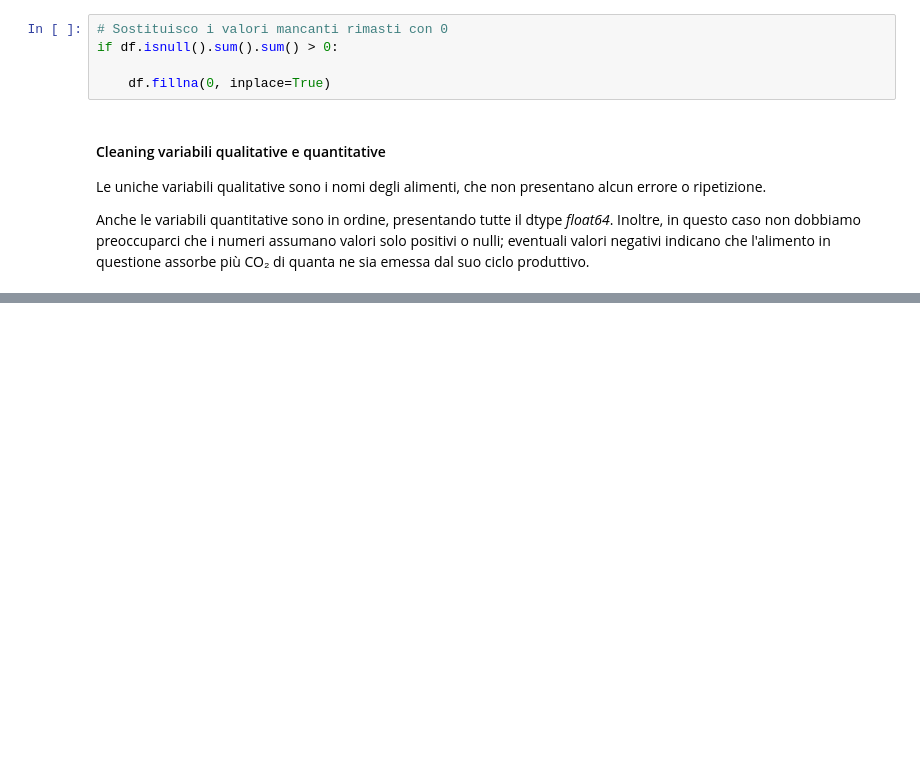
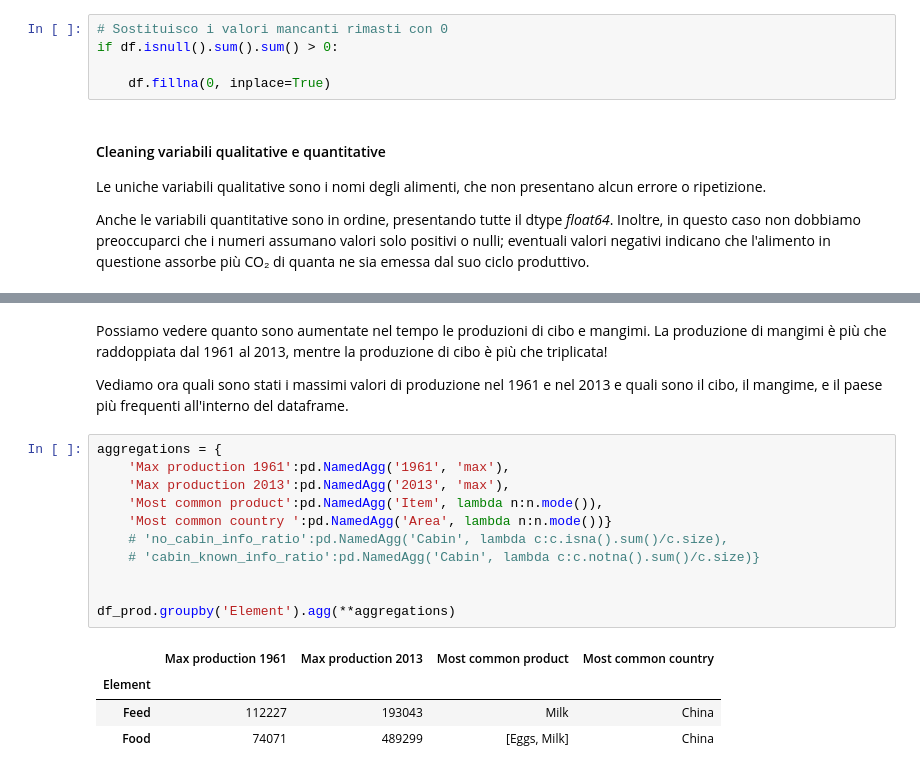
Before and after one commit to TheHextech/start2impact, a Jupyter notebook: Data_Science/Food_Project_DataVisualization_DataManipulation/EmanueleImmesiDataVis.ipynb, the cells around one changed output, grey strips where cells are left out. Saved outputs shown, nothing was run; the diff lists cells and outputs as text; blank space fills up the shorter version.

```diff
--- a/Data_Science/Food_Project_DataVisualization_DataManipulation/EmanueleImmesiDataVis.ipynb
+++ b/Data_Science/Food_Project_DataVisualization_DataManipulation/EmanueleImmesiDataVis.ipynb
@@ -952,0 +947,20 @@ py.iplot(fig,filename='scatterplot')
+# %% [markdown]
+Possiamo vedere quanto sono aumentate nel tempo le produzioni di cibo e mangimi. La produzione di mangimi è più che raddoppiata dal 1961 al 2013, mentre la produzione di cibo è più che triplicata!
+
+Vediamo ora quali sono stati i massimi valori di produzione nel 1961 e nel 2013 e quali sono il cibo, il mangime, e il paese più frequenti all'interno del dataframe.
+# %%
+aggregations = {
+    'Max production 1961':pd.NamedAgg('1961', 'max'),
+    'Max production 2013':pd.NamedAgg('2013', 'max'),
+    'Most common product':pd.NamedAgg('Item', lambda n:n.mode()),
+    'Most common country ':pd.NamedAgg('Area', lambda n:n.mode())}
+    # 'no_cabin_info_ratio':pd.NamedAgg('Cabin', lambda c:c.isna().sum()/c.size),
+    # 'cabin_known_info_ratio':pd.NamedAgg('Cabin', lambda c:c.notna().sum()/c.size)}
+
+
+df_prod.groupby('Element').agg(**aggregations)
+# %% [output]
+|  | Max production 1961 | Max production 2013 | Most common product | Most common country |
+| Element |  |  |  |  |
+| Feed | 112227 | 193043 | Milk | China |
+| Food | 74071 | 489299 | [Eggs, Milk] | China |
```
Also changed, not shown: parts of 21 cells of this notebook.
